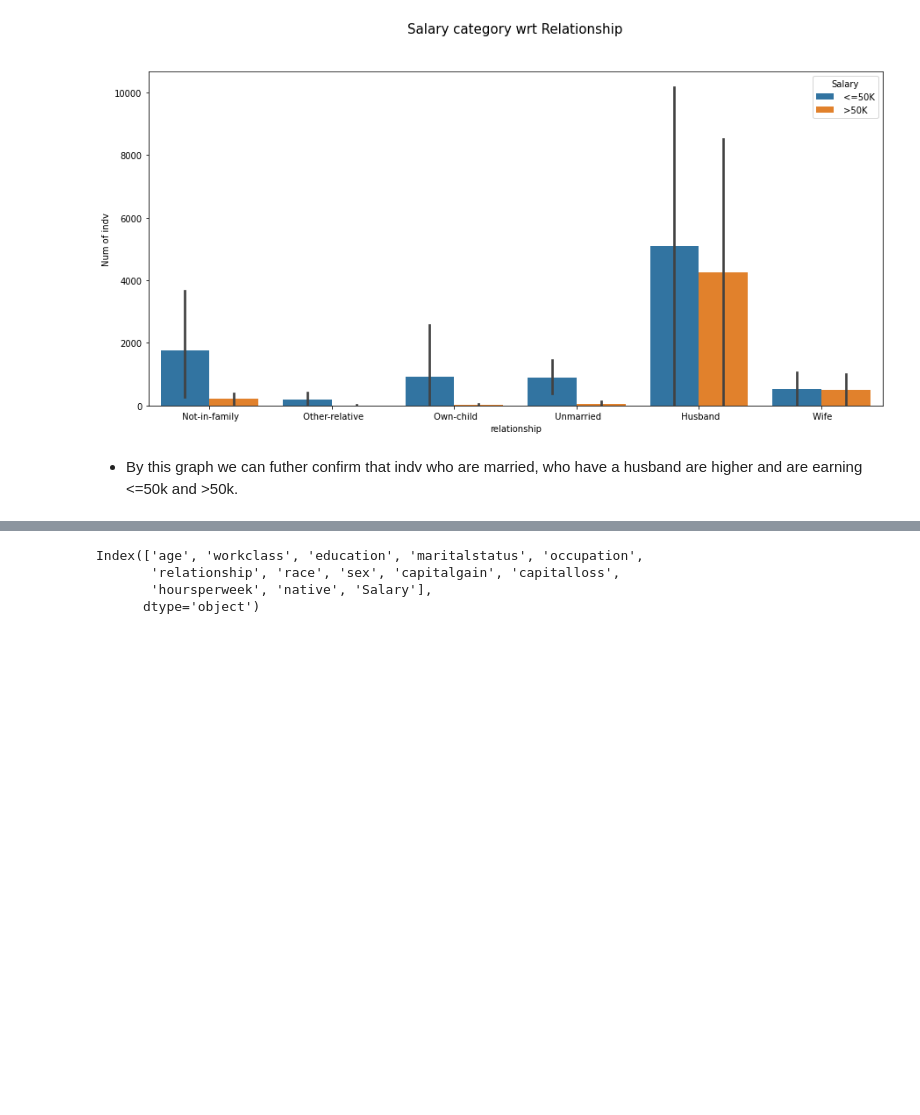
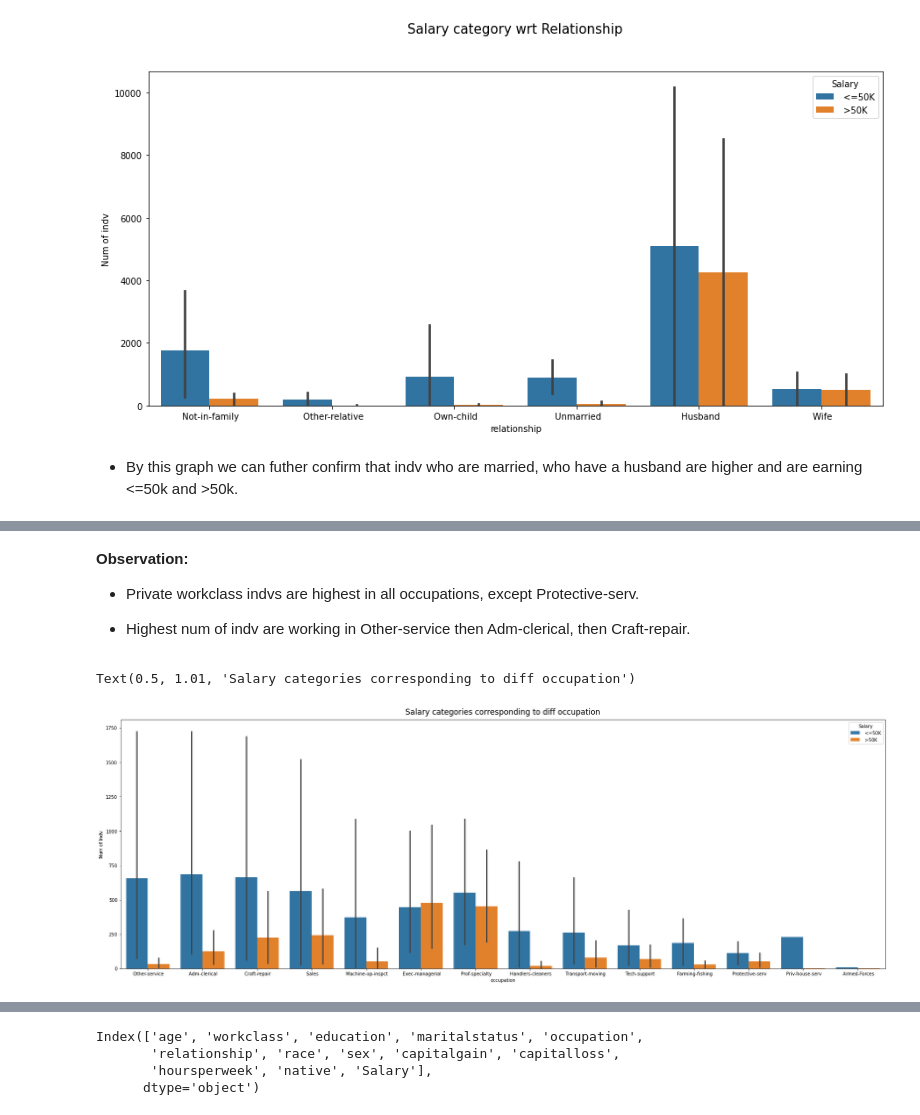
Before and after one commit to manasik29/Support_Vector_Machines, a Jupyter notebook: SVM_Salary_data.ipynb, the cells around one changed output, grey strips where cells are left out. Saved outputs shown, nothing was run; the diff lists cells and outputs as text; code cells hidden in the pictures; blank space fills up the shorter version.

```diff
--- a/SVM_Salary_data.ipynb
+++ b/SVM_Salary_data.ipynb
@@ -289,0 +253,12 @@ Text(0.5, 1.1, 'Salary category wrt Relationship')
+# %% [markdown]
+**Observation:**
+
+- Private workclass indvs are highest in all occupations, except Protective-serv.
+
+- Highest num of indv are working in Other-service then Adm-clerical, then Craft-repair.
+# %%
+sns.barplot(x='occupation', y='Num of Indv', hue='Salary', data=occ_df_sort)
+plt.title("Salary categories corresponding to diff occupation", y=1.01, fontsize=17)
+# %% [output]
+Text(0.5, 1.01, 'Salary categories corresponding to diff occupation')
+[figure, added]
```
Also changed, not shown: parts of 68 cells of this notebook.
